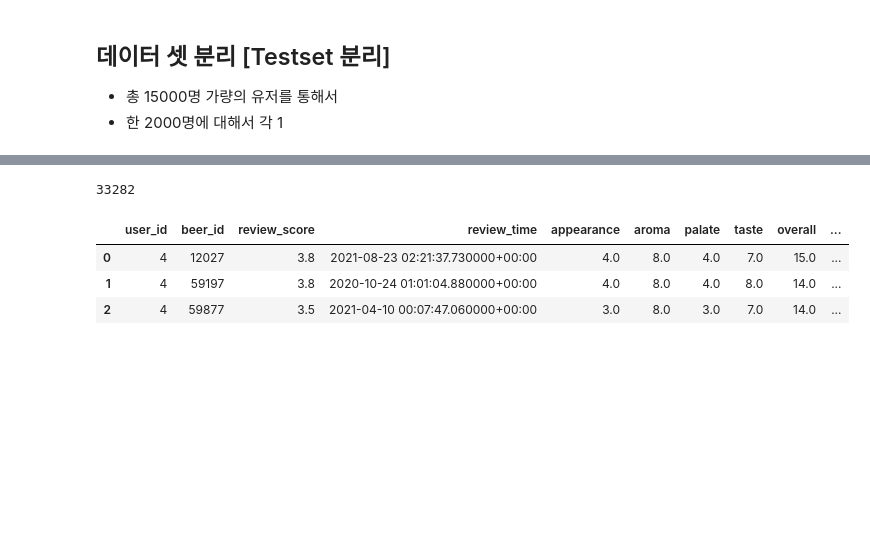
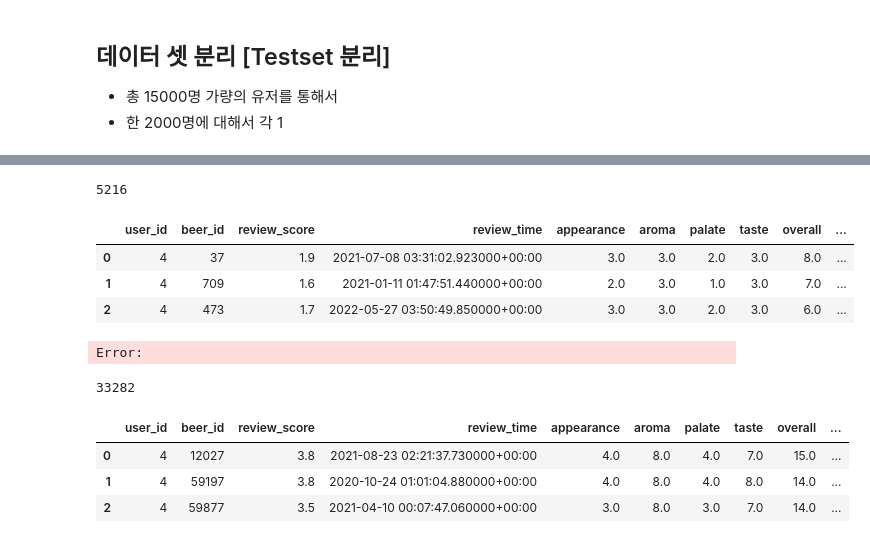
Before and after one commit to boostcampaitech3/final-project-level3-recsys-10, a Jupyter notebook: data_engineering/data_preprocessing.ipynb, the cells around one changed output, grey strips where cells are left out. Drawn from its saved outputs; the diff is of its cells as text; code cells hidden in the pictures; blank space fills up the shorter version.

```diff
--- a/data_engineering/data_preprocessing.ipynb
+++ b/data_engineering/data_preprocessing.ipynb
@@ -266,3 +363,21 @@ df_test.index = range(len(df_test))
+# %%
+df_test_answer = df_test_answer.reset_index()
+df_test_answer.columns = ["user_id", "order", "beer_id"]
+df_test_answer = df_test_answer.drop("order", axis=1)
+df_test_answer = df_test_answer.merge(df_test, on=["user_id", "beer_id"])
+print(len(df_test_answer))
+df_test_answer.head(3)
+# %% [output]
+5216
+|  | user_id | beer_id | review_score | review_time | appearance | aroma | palate | taste | overall | ... |
+| 0 | 4 | 37 | 1.9 | 2021-07-08 03:31:02.923000+00:00 | 3.0 | 3.0 | 2.0 | 3.0 | 8.0 | ... |
+| 1 | 4 | 709 | 1.6 | 2021-01-11 01:47:51.440000+00:00 | 2.0 | 3.0 | 1.0 | 3.0 | 7.0 | ... |
+| 2 | 4 | 473 | 1.7 | 2022-05-27 03:50:49.850000+00:00 | 3.0 | 3.0 | 2.0 | 3.0 | 6.0 | ... |
+# %%
+df_test_input.to_csv("../data/test/test_input_ratebeer_without_text_limit30.csv", index = False)
+df_test_answer.to_csv("../data/test/test_output_ratebeer_without_text_limit30.csv", index = False)
+# %% [output]
+Error:
 # %%
 dict_test_input = dict()
 dict_test_answer = dict()
```
Also changed, not shown: parts of 14 cells of this notebook, 1 other file.
